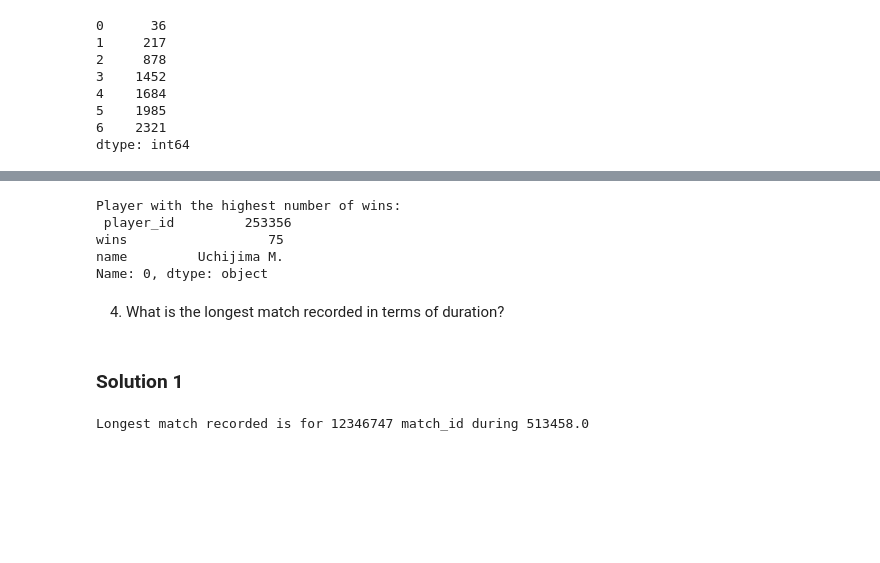
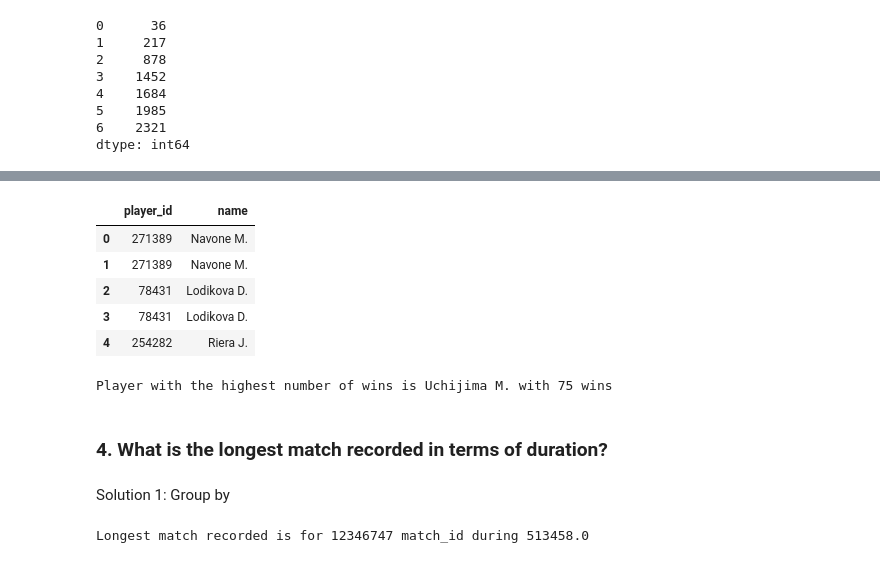
Before and after one commit to Mahlagha1994/Tennis-Games, a Jupyter notebook: notebooks/2-DATA ANALYZING.ipynb, the cells around one changed output, grey strips where cells are left out. Saved outputs shown, nothing was run; the diff lists cells and outputs as text; code cells hidden in the pictures; blank space fills up the shorter version.

```diff
--- a/notebooks/2-DATA ANALYZING.ipynb
+++ b/notebooks/2-DATA ANALYZING.ipynb
@@ -107,31 +99,34 @@ ignoring nan values of winner code
 # %%
 merged_home = pd.merge(MatchEventInfo, MatchHomeTeamInfo, on='match_id', suffixes=['_home'])
 merged_away = pd.merge(MatchEventInfo, MatchAwayTeamInfo, on='match_id', suffixes=['_away'])
 
+# Ignore null values
 home_wins = merged_home[merged_home['winner_code'] == 1][['player_id', 'name']].copy()
 away_wins = merged_away[merged_away['winner_code'] == 2][['player_id', 'name']].copy()
 
+# Concating home and away team wins
 all_wins = pd.concat([home_wins, away_wins])
-
-win_counts = all_wins['player_id'].value_counts().reset_index()
-win_counts.columns = ['player_id', 'wins']
-
-player_names = all_wins[['player_id', 'name']].drop_duplicates()
-win_counts = win_counts.merge(player_names, on='player_id')
-
-top_player = win_counts.loc[win_counts['wins'].idxmax()]
-
-print("Player with the highest number of wins:\n", top_player)
+all_wins.head()
 # %% [output]
-Player with the highest number of wins:
- player_id         253356
-wins                  75
-name         Uchijima M.
-Name: 0, dtype: object
+|  | player_id | name |
+| 0 | 271389 | Navone M. |
+| 1 | 271389 | Navone M. |
+| 2 | 78431 | Lodikova D. |
+| 3 | 78431 | Lodikova D. |
+| 4 | 254282 | Riera J. |
+# %%
+win_counts = all_wins['player_id'].value_counts().reset_index()
+win_counts.columns = ['player_id', 'wins']
+player_names = all_wins[['player_id', 'name']].drop_duplicates()
+win_counts = win_counts.merge(player_names, on='player_id')
+top_player = win_counts.loc[win_counts['wins'].idxmax()]
+print("Player with the highest number of wins is", top_player['name'], 'with', top_player['wins'] , 'wins')
+# %% [output]
+Player with the highest number of wins is Uchijima M. with 75 wins
 # %% [markdown]
-4.  What is the longest match recorded in terms of duration?
+### 4.  What is the longest match recorded in terms of duration?
 # %% [markdown]
-### Solution 1
+Solution 1: Group by
 # %%
 timestamp_table = MatchTimeInfo.groupby(by="match_id").sum().drop(columns=['current_period_start_timestamp']).sum(axis=1).sort_values(ascending=False)
 timestamp_table.idxmax()
```
Also changed, not shown: parts of 23 cells of this notebook.
